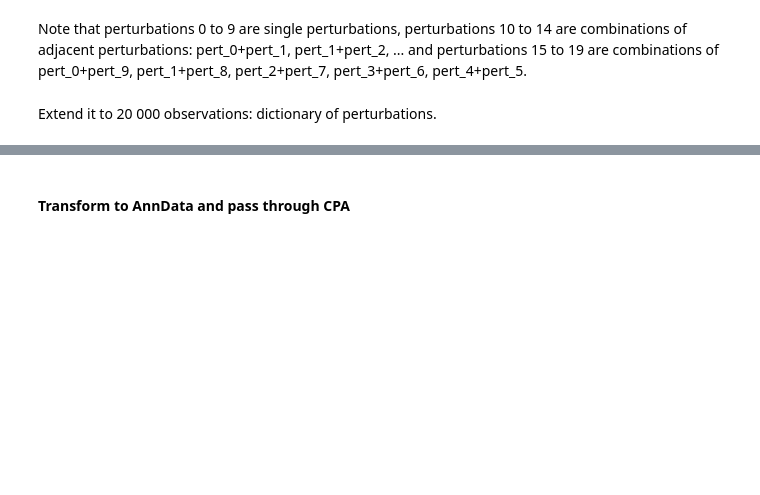
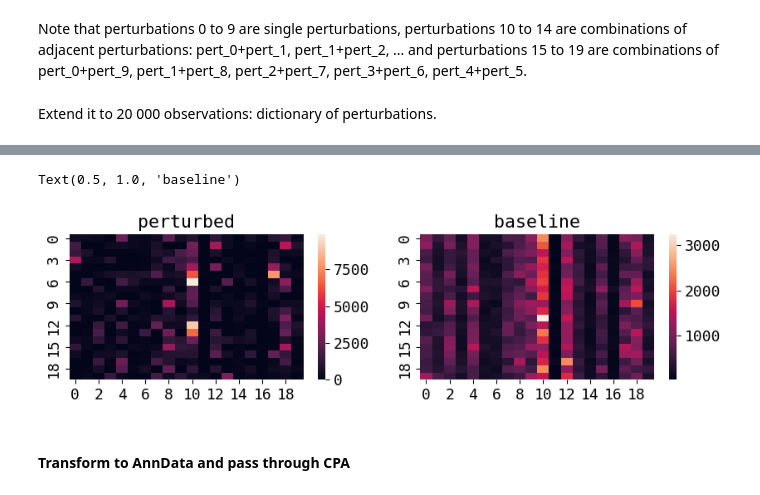
Before and after one commit to erialc-cal/cpa, a Jupyter notebook: Claire_simulations.ipynb, the cells around one changed output, grey strips where cells are left out. Saved outputs shown, nothing was run; the diff lists cells and outputs as text; code cells hidden in the pictures; blank space fills up the shorter version.

```diff
--- a/Claire_simulations.ipynb
+++ b/Claire_simulations.ipynb
@@ -56,10 +89,10 @@ X_nl = non_linear_transform(B@Z, f=f)
 # %%
-def poisson_lognormal(Z, seed=None):
+def poisson_lognormal(Z,sigma0=None, seed=None):
     if seed!=None:
         np.random.seed(seed)
-    sigma0 = np.sqrt(np.var(Z))*0.3
+    if sigma0 ==None:
+      sigma0 = np.sqrt(np.var(Z))*0.3
+
     eps = np.random.normal(0,sigma0, size=Z.shape[0])
     lam = np.exp(Z+eps)
     return np.random.poisson(lam)
-
-X = np.array([poisson_lognormal(X_nl) for i in range(n)])
@@ -177,12 +258,22 @@ sns.heatmap(D_pert)
 from tqdm import tqdm
 # %%
 X_d = np.empty((20000,1000))
+X_baseline = np.empty((20000,1000))
 for i in tqdm(range(20000)):
     d = D_pert[i,:]
     X_d[i,:] = poisson_lognormal(np.multiply(B.T,d).T@Z)
+    X_baseline[i,:] = poisson_lognormal(B@Z)
 # %%
-plt.figure(figsize=(3,2))
+plt.figure(figsize=(10,5))
+plt.subplot(221)
 sns.heatmap(X_d[:20,:20])
+plt.title('perturbed')
+plt.subplot(222)
+sns.heatmap(X_baseline[:20,:20])
+plt.title('baseline')
+# %% [output]
+Text(0.5, 1.0, 'baseline')
+[figure, added]
 # %% [markdown]
 #### Transform to AnnData and pass through CPA
 # %%
```
Also changed, not shown: parts of 46 cells of this notebook.
